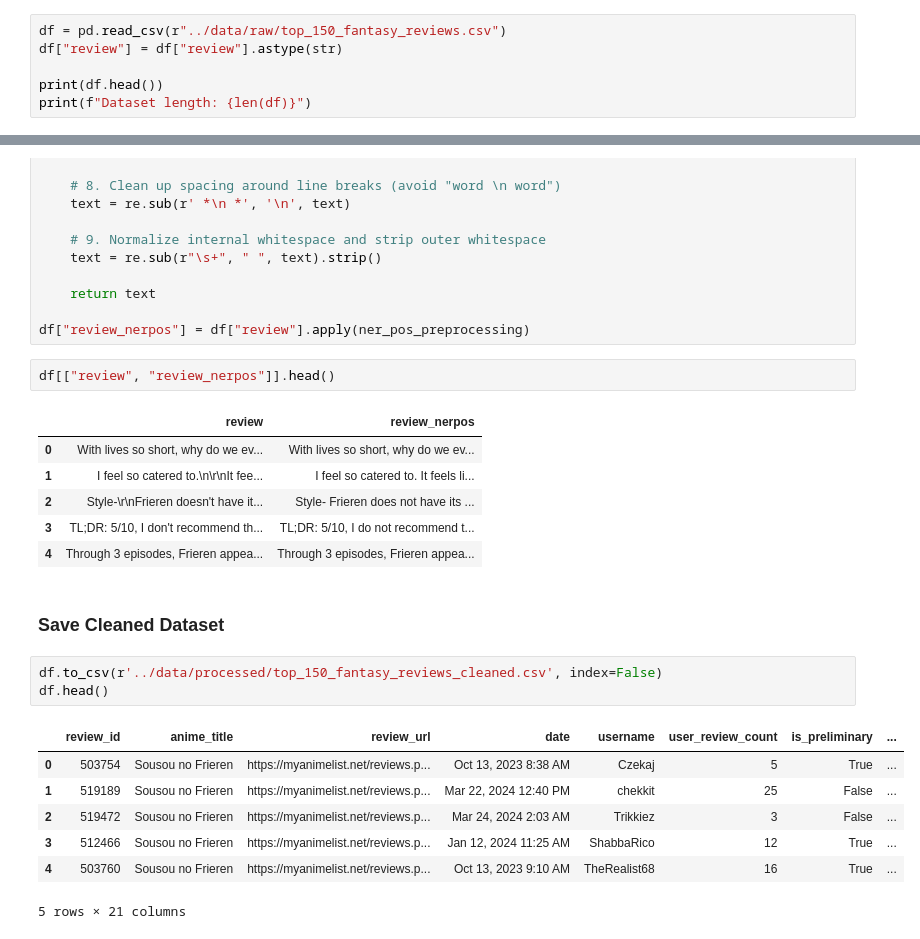
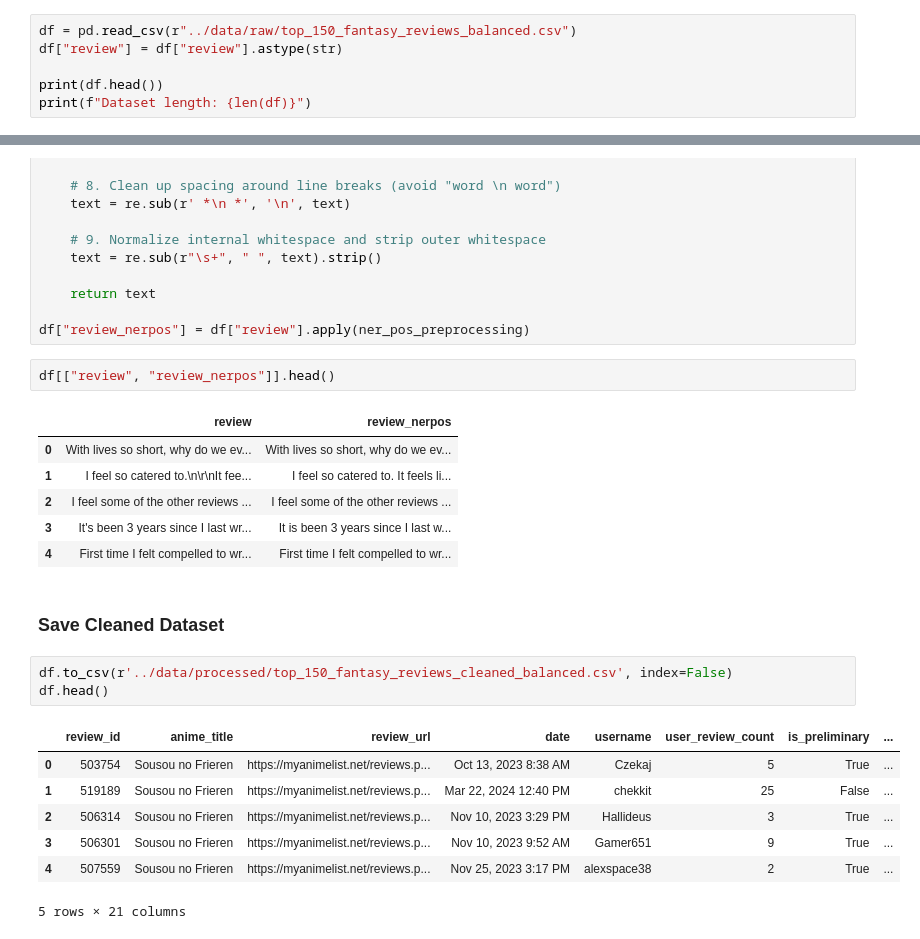
Before and after one commit to nathanaelganata/myanimelist-nlp, a Jupyter notebook: notebooks/01-preprocessing-sentiment.ipynb, the cells around one changed output, grey strips where cells are left out. Cells and saved outputs as stored; diff of their text form.

```diff
--- a/notebooks/01-preprocessing-sentiment.ipynb
+++ b/notebooks/01-preprocessing-sentiment.ipynb
@@ -8,7 +8,7 @@ import html
 # %% [markdown]
 ### Load dataset
 # %%
-df = pd.read_csv(r"../data/raw/top_150_fantasy_reviews.csv")
+df = pd.read_csv(r"../data/raw/top_150_fantasy_reviews_balanced.csv")
 df["review"] = df["review"].astype(str)
 
 print(df.head())
@@ -139,19 +139,19 @@ df[["review", "review_nerpos"]].head()
 |  | review | review_nerpos |
 | 0 | With lives so short, why do we ev... | With lives so short, why do we ev... |
 | 1 | I feel so catered to.\n\r\nIt fee... | I feel so catered to. It feels li... |
-| 2 | Style-\r\nFrieren doesn't have it... | Style- Frieren does not have its ... |
-| 3 | TL;DR: 5/10, I don't recommend th... | TL;DR: 5/10, I do not recommend t... |
-| 4 | Through 3 episodes, Frieren appea... | Through 3 episodes, Frieren appea... |
+| 2 | I feel some of the other reviews ... | I feel some of the other reviews ... |
+| 3 | It's been 3 years since I last wr... | It is been 3 years since I last w... |
+| 4 | First time I felt compelled to wr... | First time I felt compelled to wr... |
 # %% [markdown]
 ### Save Cleaned Dataset
 # %%
-df.to_csv(r'../data/processed/top_150_fantasy_reviews_cleaned.csv', index=False)
+df.to_csv(r'../data/processed/top_150_fantasy_reviews_cleaned_balanced.csv', index=False)
 df.head()
 # %% [output]
 |  | review_id | anime_title | review_url | date | username | user_review_count | is_preliminary | ... |
 | 0 | 503754 | Sousou no Frieren | https://myanimelist.net/reviews.p... | Oct 13, 2023 8:38 AM | Czekaj | 5 | True | ... |
 | 1 | 519189 | Sousou no Frieren | https://myanimelist.net/reviews.p... | Mar 22, 2024 12:40 PM | chekkit | 25 | False | ... |
-| 2 | 519472 | Sousou no Frieren | https://myanimelist.net/reviews.p... | Mar 24, 2024 2:03 AM | Trikkiez | 3 | False | ... |
-| 3 | 512466 | Sousou no Frieren | https://myanimelist.net/reviews.p... | Jan 12, 2024 11:25 AM | ShabbaRico | 12 | True | ... |
-| 4 | 503760 | Sousou no Frieren | https://myanimelist.net/reviews.p... | Oct 13, 2023 9:10 AM | TheRealist68 | 16 | True | ... |
+| 2 | 506314 | Sousou no Frieren | https://myanimelist.net/reviews.p... | Nov 10, 2023 3:29 PM | Hallideus | 3 | True | ... |
+| 3 | 506301 | Sousou no Frieren | https://myanimelist.net/reviews.p... | Nov 10, 2023 9:52 AM | Gamer651 | 9 | True | ... |
+| 4 | 507559 | Sousou no Frieren | https://myanimelist.net/reviews.p... | Nov 25, 2023 3:17 PM | alexspace38 | 2 | True | ... |
 5 rows × 21 columns
```
Also changed, not shown: parts of 3 cells of this notebook, 1 other file.
